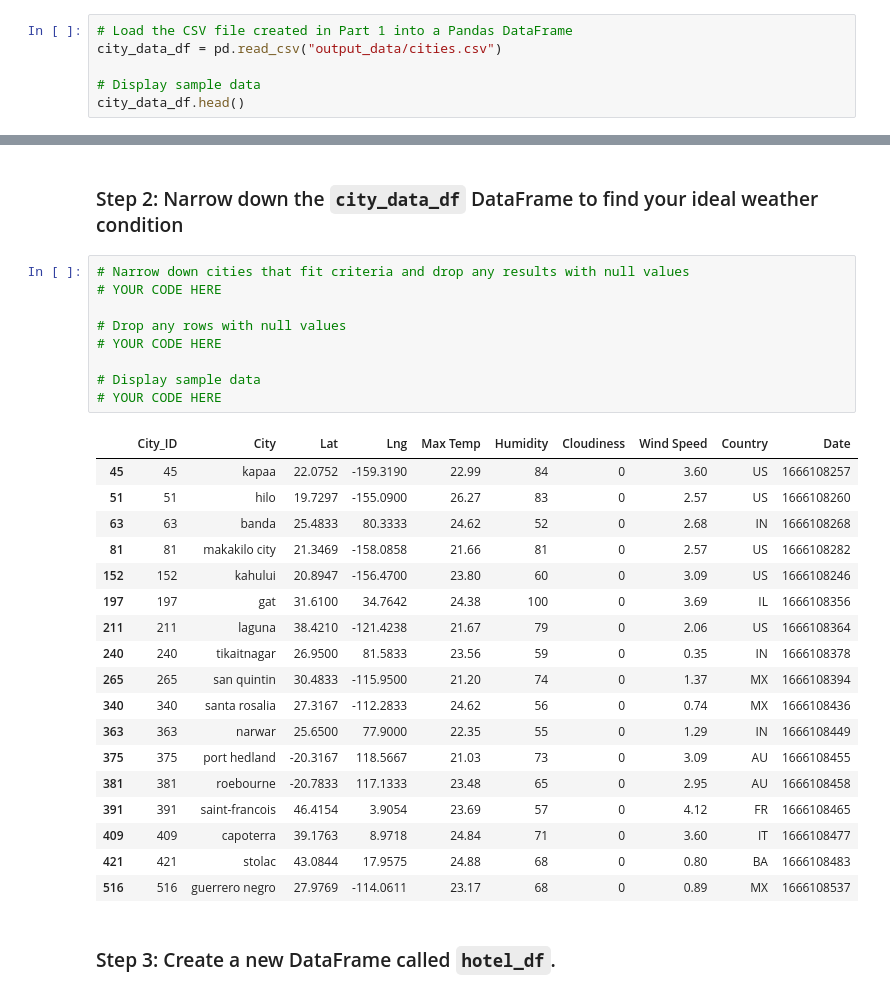
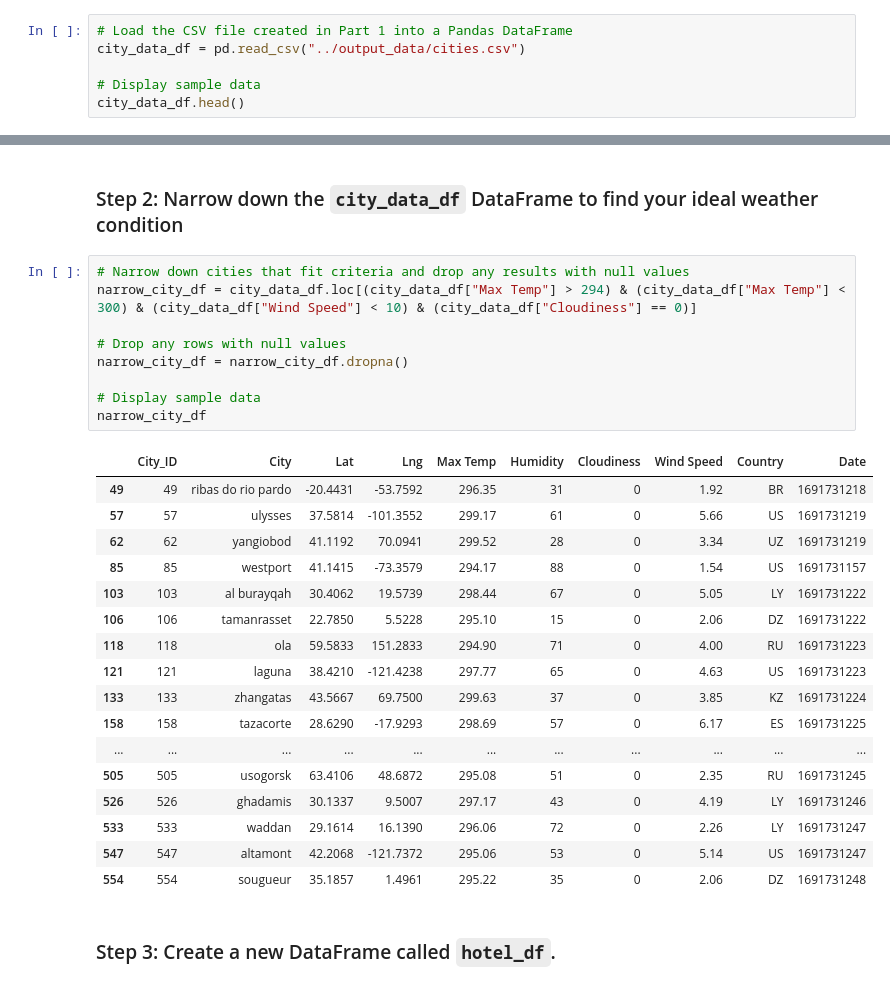
Before and after one commit to ReiannaLiu/python-api-challenge, a Jupyter notebook: VacationPy/VacationPy.ipynb, the cells around one changed output, grey strips where cells are left out. Saved outputs shown, nothing was run; the diff lists cells and outputs as text.

```diff
--- a/VacationPy/VacationPy.ipynb
+++ b/VacationPy/VacationPy.ipynb
@@ -18,6 +17,6 @@ ModuleNotFoundError: No module named 'api_keys'
 # %%
 # Load the CSV file created in Part 1 into a Pandas DataFrame
-city_data_df = pd.read_csv("output_data/cities.csv")
+city_data_df = pd.read_csv("../output_data/cities.csv")
 
 # Display sample data
 city_data_df.head()
@@ -46,32 +55,31 @@ city_data_df.head()
 ### Step 2: Narrow down the `city_data_df` DataFrame to find your ideal weather condition
 # %%
 # Narrow down cities that fit criteria and drop any results with null values
-# YOUR CODE HERE
+narrow_city_df = city_data_df.loc[(city_data_df["Max Temp"] > 294) & (city_data_df["Max Temp"] < 300) & (city_data_df["Wind Speed"] < 10) & (city_data_df["Cloudiness"] == 0)]
 
 # Drop any rows with null values
-# YOUR CODE HERE
+narrow_city_df = narrow_city_df.dropna()
 
 # Display sample data
-# YOUR CODE HERE
+narrow_city_df
 # %% [output]
 |  | City_ID | City | Lat | Lng | Max Temp | Humidity | Cloudiness | Wind Speed | Country | Date |
-| 45 | 45 | kapaa | 22.0752 | -159.3190 | 22.99 | 84 | 0 | 3.60 | US | 1666108257 |
-| 51 | 51 | hilo | 19.7297 | -155.0900 | 26.27 | 83 | 0 | 2.57 | US | 1666108260 |
-| 63 | 63 | banda | 25.4833 | 80.3333 | 24.62 | 52 | 0 | 2.68 | IN | 1666108268 |
-| 81 | 81 | makakilo city | 21.3469 | -158.0858 | 21.66 | 81 | 0 | 2.57 | US | 1666108282 |
-| 152 | 152 | kahului | 20.8947 | -156.4700 | 23.80 | 60 | 0 | 3.09 | US | 1666108246 |
-| 197 | 197 | gat | 31.6100 | 34.7642 | 24.38 | 100 | 0 | 3.69 | IL | 1666108356 |
-| 211 | 211 | laguna | 38.4210 | -121.4238 | 21.67 | 79 | 0 | 2.06 | US | 1666108364 |
-| 240 | 240 | tikaitnagar | 26.9500 | 81.5833 | 23.56 | 59 | 0 | 0.35 | IN | 1666108378 |
-| 265 | 265 | san quintin | 30.4833 | -115.9500 | 21.20 | 74 | 0 | 1.37 | MX | 1666108394 |
-| 340 | 340 | santa rosalia | 27.3167 | -112.2833 | 24.62 | 56 | 0 | 0.74 | MX | 1666108436 |
-| 363 | 363 | narwar | 25.6500 | 77.9000 | 22.35 | 55 | 0 | 1.29 | IN | 1666108449 |
-| 375 | 375 | port hedland | -20.3167 | 118.5667 | 21.03 | 73 | 0 | 3.09 | AU | 1666108455 |
-| 381 | 381 | roebourne | -20.7833 | 117.1333 | 23.48 | 65 | 0 | 2.95 | AU | 1666108458 |
-| 391 | 391 | saint-francois | 46.4154 | 3.9054 | 23.69 | 57 | 0 | 4.12 | FR | 1666108465 |
-| 409 | 409 | capoterra | 39.1763 | 8.9718 | 24.84 | 71 | 0 | 3.60 | IT | 1666108477 |
-| 421 | 421 | stolac | 43.0844 | 17.9575 | 24.88 | 68 | 0 | 0.80 | BA | 1666108483 |
-| 516 | 516 | guerrero negro | 27.9769 | -114.0611 | 23.17 | 68 | 0 | 0.89 | MX | 1666108537 |
+| 49 | 49 | ribas do rio pardo | -20.4431 | -53.7592 | 296.35 | 31 | 0 | 1.92 | BR | 1691731218 |
+| 57 | 57 | ulysses | 37.5814 | -101.3552 | 299.17 | 61 | 0 | 5.66 | US | 1691731219 |
+| 62 | 62 | yangiobod | 41.1192 | 70.0941 | 299.52 | 28 | 0 | 3.34 | UZ | 1691731219 |
+| 85 | 85 | westport | 41.1415 | -73.3579 | 294.17 | 88 | 0 | 1.54 | US | 1691731157 |
+| 103 | 103 | al burayqah | 30.4062 | 19.5739 | 298.44 | 67 | 0 | 5.05 | LY | 1691731222 |
+| 106 | 106 | tamanrasset | 22.7850 | 5.5228 | 295.10 | 15 | 0 | 2.06 | DZ | 1691731222 |
+| 118 | 118 | ola | 59.5833 | 151.2833 | 294.90 | 71 | 0 | 4.00 | RU | 1691731223 |
+| 121 | 121 | laguna | 38.4210 | -121.4238 | 297.77 | 65 | 0 | 4.63 | US | 1691731223 |
+| 133 | 133 | zhangatas | 43.5667 | 69.7500 | 299.63 | 37 | 0 | 3.85 | KZ | 1691731224 |
+| 158 | 158 | tazacorte | 28.6290 | -17.9293 | 298.69 | 57 | 0 | 6.17 | ES | 1691731225 |
+| ... | ... | ... | ... | ... | ... | ... | ... | ... | ... | ... |
+| 505 | 505 | usogorsk | 63.4106 | 48.6872 | 295.08 | 51 | 0 | 2.35 | RU | 1691731245 |
+| 526 | 526 | ghadamis | 30.1337 | 9.5007 | 297.17 | 43 | 0 | 4.19 | LY | 1691731246 |
+| 533 | 533 | waddan | 29.1614 | 16.1390 | 296.06 | 72 | 0 | 2.26 | LY | 1691731247 |
+| 547 | 547 | altamont | 42.2068 | -121.7372 | 295.06 | 53 | 0 | 5.14 | US | 1691731247 |
+| 554 | 554 | sougueur | 35.1857 | 1.4961 | 295.22 | 35 | 0 | 2.06 | DZ | 1691731248 |
 # %% [markdown]
 ### Step 3: Create a new DataFrame called `hotel_df`.
 # %%
```
Also changed, not shown: parts of 8 cells of this notebook, 2 other files.
